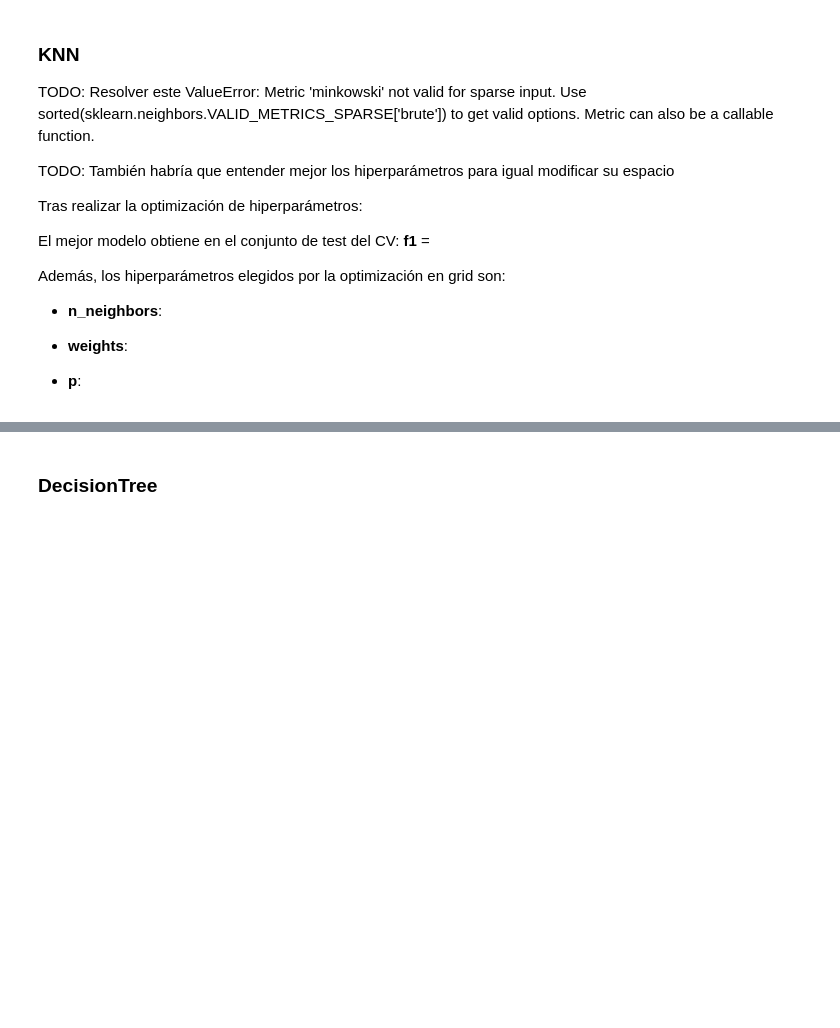
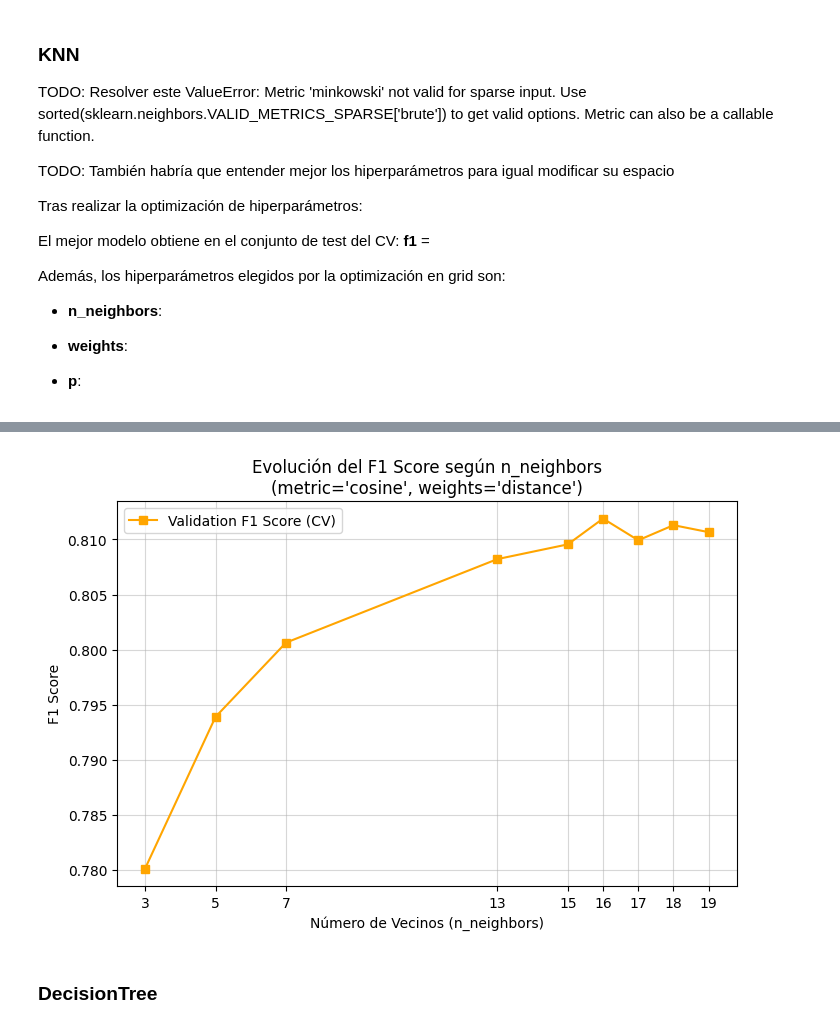
Before and after one commit to aleLobo31/UC3M_ML_P1_G26, a Jupyter notebook: notebooks/preprocessing.ipynb, the cells around one changed output, grey strips where cells are left out. Cells and saved outputs as stored; diff of their text form; code cells hidden in the pictures; blank space fills up the shorter version.

```diff
--- a/notebooks/preprocessing.ipynb
+++ b/notebooks/preprocessing.ipynb
@@ -365,7 +364,7 @@ hpo_pipe_knn = create_train_pipeline("KNN")
 
 # Creamos un espacio de hiperparmámetros a optimizar
 knn_param_grid = {
-    "clf__n_neighbors": [3, 5, 7, 10, 13], # Vecinos para tomar la decisión
+    "clf__n_neighbors": [3, 5, 7, 13, 15, 16, 17, 18, 19], # Vecinos para tomar la decisión
     "clf__weights": ["uniform", "distance"], # Los puntos más cercanos ponderan más o no
     'clf__metric': ['manhattan', 'euclidean', 'cosine'], # Probamos con diferentes métricas
 }
@@ -382,5 +381,5 @@ knn_grid = GridSearchCV(
 knn_grid.fit(X_train, y_train)
 
 # Imprimimos los hiperparámetros del mejor modelo obtenido
-print(f"Best Score: {knn_grid.best_score_}\nBest Model: {knn_grid.best_params_}")
+print(f"Best Score (F1): {knn_grid.best_score_}\nBest Model: {knn_grid.best_params_}")
 # %% [output]
@@ -389,2 +398,45 @@ Best Model: {'clf__metric': 'manhattan', 'clf__n_neighbors': 13, 'clf__weights':
+# %%
+import pandas as pd
+import matplotlib.pyplot as plt
+
+# 1. Convertimos el diccionario de resultados a un DataFrame para manejarlo fácilmente
+resultados_df = pd.DataFrame(knn_grid.cv_results_)
+
+# 2. Obtenemos los mejores parámetros fijos detectados
+mejor_metrica = knn_grid.best_params_['clf__metric']
+mejores_pesos = knn_grid.best_params_['clf__weights']
+
+# 3. Filtramos los datos ceteris paribus (dejando fijo metric y weights)
+datos_filtrados = resultados_df[
+    (resultados_df['param_clf__metric'] == mejor_metrica) &
+    (resultados_df['param_clf__weights'] == mejores_pesos)
+].copy()
+
+# Ordenamos por n_neighbors de menor a mayor para que la línea de la gráfica se trace bien
+datos_filtrados = datos_filtrados.sort_values(by='param_clf__n_neighbors')
+
+# Extraemos los datos para los ejes
+eje_x = datos_filtrados['param_clf__n_neighbors']
+eje_y_test = datos_filtrados['mean_test_score']
+eje_y_train = datos_filtrados['mean_train_score'] # Tienes esto disponible gracias a return_train_score=True
+
+# 4. Creamos la gráfica
+plt.figure(figsize=(8, 5))
+
+# Graficamos los datos de Validación/Test (los realmente importantes)
+plt.plot(eje_x, eje_y_test, marker='s', linestyle='-', color='orange', label='Validation F1 Score (CV)')
+
+# Detalles estéticos
+plt.title(f"Evolución del F1 Score según n_neighbors\n(metric='{mejor_metrica}', weights='{mejores_pesos}')")
+plt.xlabel("Número de Vecinos (n_neighbors)")
+plt.ylabel("F1 Score")
+plt.xticks(eje_x) # Para que solo salgan los números exactos que probaste en el eje X
+plt.legend()
+plt.grid(True, alpha=0.5)
+
+# Mostrar la gráfica
+plt.show()
+# %% [output]
+[figure, added]
 # %% [markdown]
 ### DecisionTree
```
Also changed, not shown: parts of 9 cells of this notebook.
